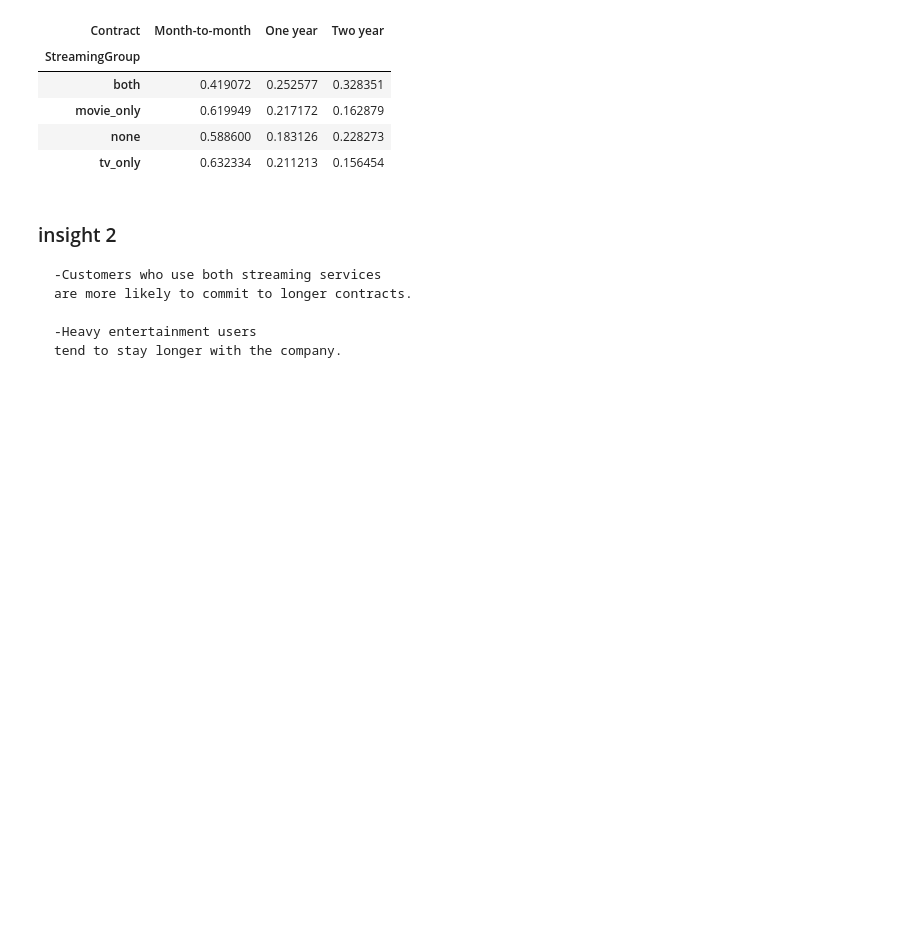
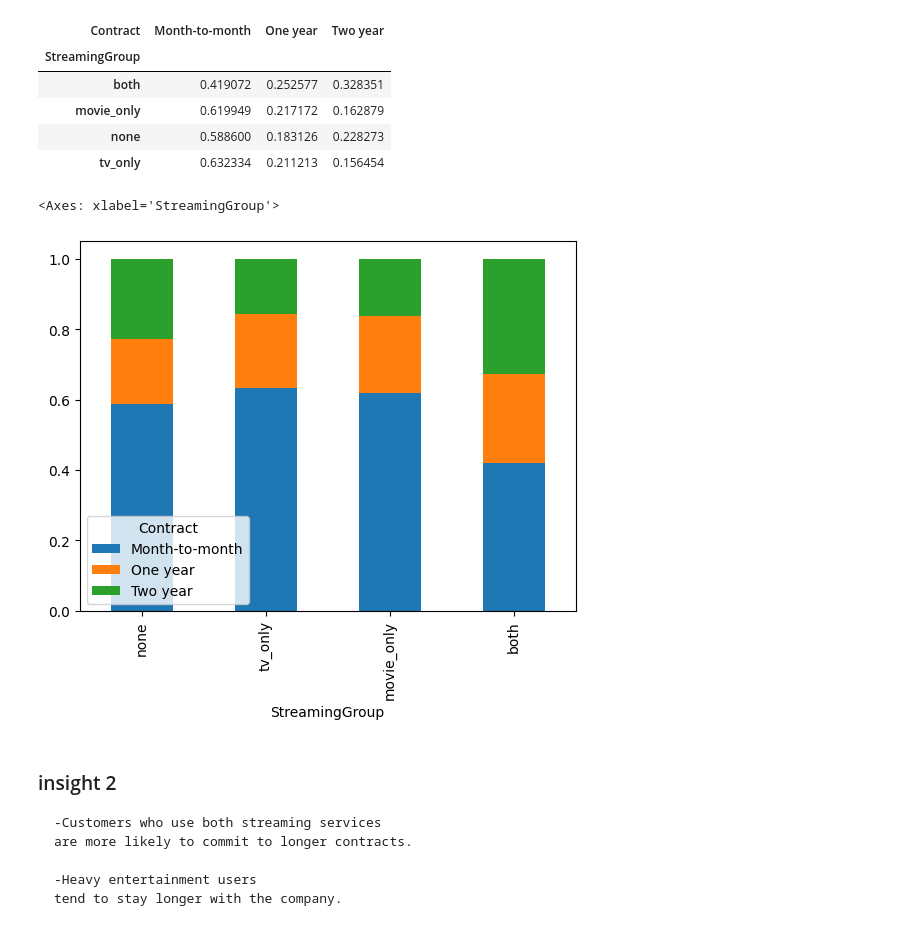
Before and after one commit to ppts2545/Telco-Customer-Churn-by-BlastChar, a Jupyter notebook: notebooks/03_exploratory_analysis/eda 2/06_eda_exclusive_internetFeature.ipynb, the cells around one changed output. Saved outputs shown, nothing was run; the diff lists cells and outputs as text; code cells hidden in the pictures; blank space fills up the shorter version.

Commit message:
find insight on exclusive feature on streaming movie, streaming movie

```diff
--- a/notebooks/03_exploratory_analysis/eda 2/06_eda_exclusive_internetFeature.ipynb
+++ b/notebooks/03_exploratory_analysis/eda 2/06_eda_exclusive_internetFeature.ipynb
@@ -119,6 +119,19 @@ pd.crosstab(df["StreamingGroup"], df["Contract"], normalize="index")
 | movie_only | 0.619949 | 0.217172 | 0.162879 |
 | none | 0.588600 | 0.183126 | 0.228273 |
 | tv_only | 0.632334 | 0.211213 | 0.156454 |
+# %%
+order = ["none", "tv_only", "movie_only", "both"]
+
+ct = pd.crosstab(
+    df["StreamingGroup"],
+    df["Contract"],
+    normalize="index"
+).loc[order]
+
+ct.plot(kind="bar", stacked=True)
+# %% [output]
+<Axes: xlabel='StreamingGroup'>
+[figure, added]
 # %% [markdown]
 ### insight 2
 
```
